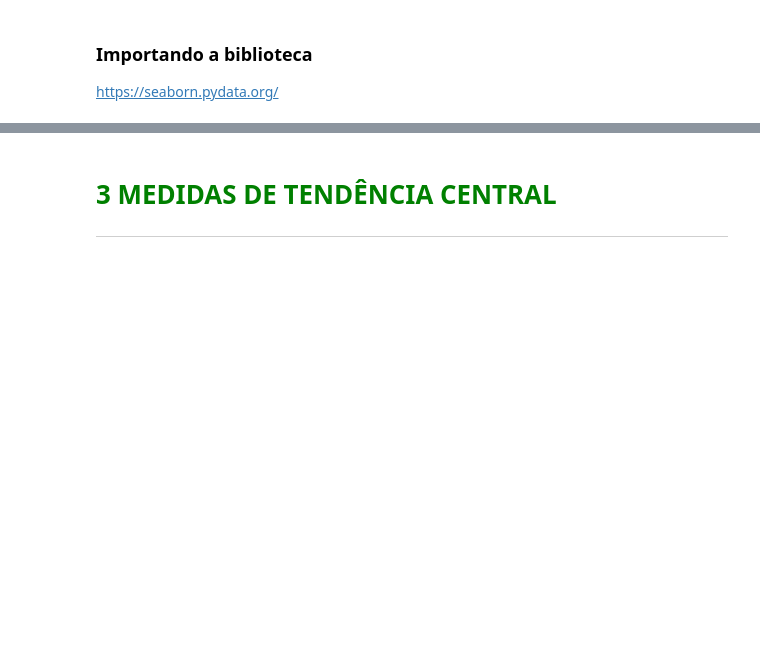
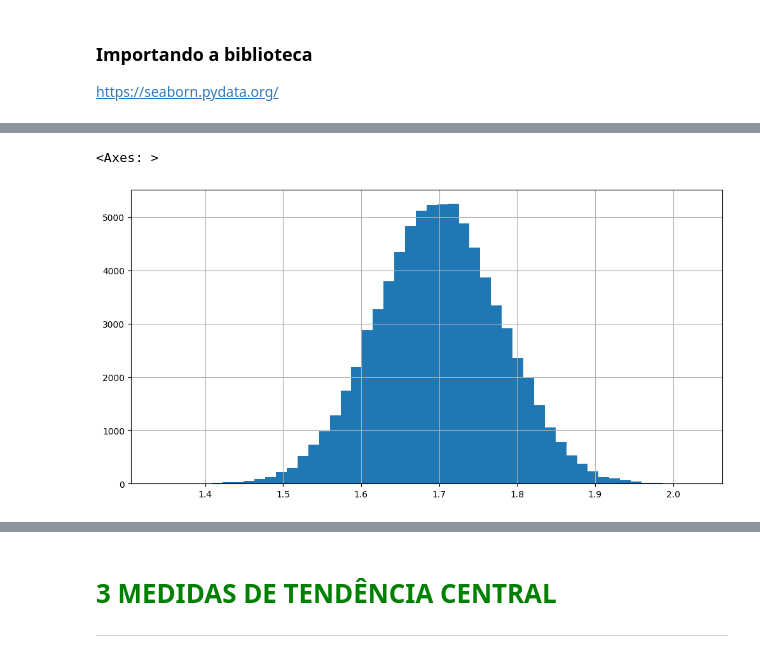
Before and after one commit to martins-samuel/Estatistica_python, a Jupyter notebook: Curso_de_Estatística_Parte_1.ipynb, the cells around one changed output, grey strips where cells are left out. Cells and saved outputs as stored; diff of their text form; code cells hidden in the pictures; blank space fills up the shorter version.

```diff
--- a/Curso_de_Estatística_Parte_1.ipynb
+++ b/Curso_de_Estatística_Parte_1.ipynb
@@ -337,0 +584,5 @@ https://seaborn.pydata.org/
+# %%
+dados.Altura.hist(bins = 50,figsize =(12,6))
+# %% [output]
+<Axes: >
+[figure, added]
```
Also changed, not shown: parts of 24 cells of this notebook.
